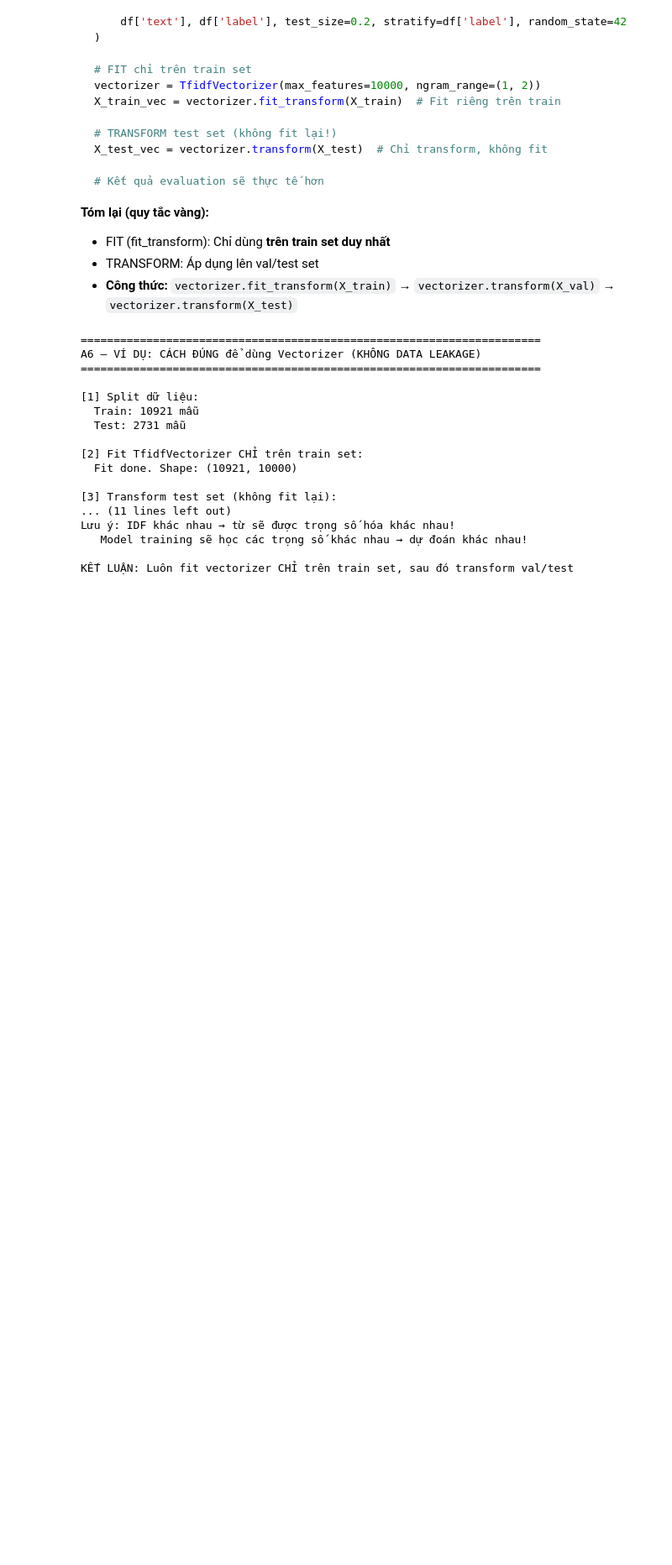
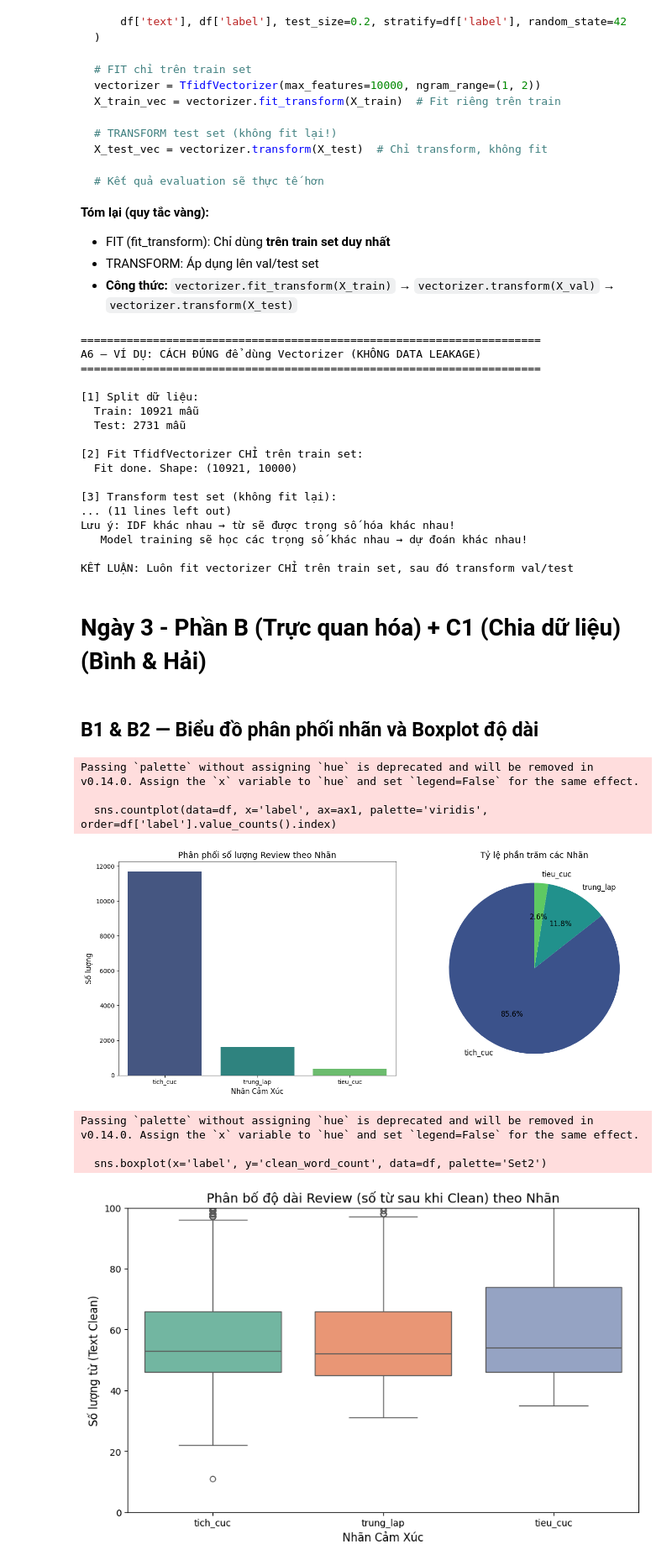
Before and after one commit to peterphenikaa/python-eda-project, a Jupyter notebook: notebook.ipynb, the cells around one changed output. Shown at 84% size. Saved outputs shown, nothing was run; the diff lists cells and outputs as text; code cells hidden in the pictures; blank space fills up the shorter version.

```diff
--- a/notebook.ipynb
+++ b/notebook.ipynb
@@ -154,12 +154,13 @@ plt.show()
 # %%
 import re
 import string
+import unicodedata
 import nltk
 from nltk.tokenize import word_tokenize
 
 # Nếu máy chưa tải gói punkt của NLTK, hãy bỏ comment dòng dưới để tải về:
-# nltk.download('punkt')
-# nltk.download('punkt_tab')
+nltk.download('punkt')
+nltk.download('punkt_tab')
 
 # Danh sách stopwords tiếng Việt cơ bản (Do NLTK chưa hỗ trợ sẵn tiếng Việt)
 vietnamese_stopwords = set(['và', 'là', 'của', 'có', 'trong', 'với', 'cho', 'một', 'những', 'để', 'như', 'nhưng', 'khi', 'các', 'cái', 'này', 'thì', 'rằng', 'bằng', 'từ', 'rất', 'quá', 'cũng', 'đã', 'được', 'lại', 'thêm', 'nhé', 'nha', 'ạ', 'ơi', 'đi'])
@@ -168,6 +169,9 @@ def preprocess_text(text):
     if not isinstance(text, str):
         return ""
 
+    # 1. Lowercase (Viết thường)
+    # Chuẩn hóa Unicode (NFC) để sửa lỗi chữ tiếng Việt bị tách rời
+    text = unicodedata.normalize('NFC', text)
     # 1. Lowercase (Viết thường)
     text = text.lower()
 
@@ -467,3 +484,48 @@ Lưu ý: IDF khác nhau → từ sẽ được trọng số hóa khác nhau!
    Model training sẽ học các trọng số khác nhau → dự đoán khác nhau!
 
 KẾT LUẬN: Luôn fit vectorizer CHỈ trên train set, sau đó transform val/test
+# %% [markdown]
+# Ngày 3 - Phần B (Trực quan hóa) + C1 (Chia dữ liệu) (Bình & Hải)
+# %% [markdown]
+## B1 & B2 — Biểu đồ phân phối nhãn và Boxplot độ dài
+# %%
+import matplotlib.pyplot as plt
+import seaborn as sns
+
+# B1. Bar chart & Pie chart phân phối nhãn
+fig, (ax1, ax2) = plt.subplots(1, 2, figsize=(14, 6))
+
+# Bar chart
+sns.countplot(data=df, x='label', ax=ax1, palette='viridis', order=df['label'].value_counts().index)
+ax1.set_title('Phân phối số lượng Review theo Nhãn', fontsize=14)
+ax1.set_xlabel('Nhãn Cảm Xúc', fontsize=12)
+ax1.set_ylabel('Số lượng', fontsize=12)
+
+# Pie chart
+label_counts = df['label'].value_counts()
+ax2.pie(label_counts, labels=label_counts.index, autopct='%1.1f%%', colors=sns.color_palette('viridis', len(label_counts)), startangle=90, textprops={'fontsize': 12})
+ax2.set_title('Tỷ lệ phần trăm các Nhãn', fontsize=14)
+
+plt.tight_layout()
+plt.show()
+
+# B2. Box plot độ dài văn bản (sau khi đã clean)
+# Tạo tạm cột đếm từ sau khi clean để xem phân bố
+df['clean_word_count'] = df['text_clean'].apply(lambda x: len(str(x).split()))
+
+plt.figure(figsize=(10, 6))
+sns.boxplot(x='label', y='clean_word_count', data=df, palette='Set2')
+plt.title('Phân bố độ dài Review (số từ sau khi Clean) theo Nhãn', fontsize=14)
+plt.xlabel('Nhãn Cảm Xúc', fontsize=12)
+plt.ylabel('Số lượng từ (Text Clean)', fontsize=12)
+plt.ylim(0, 100) # Cắt đuôi dài để dễ nhìn
+plt.show()
+# %% [output]
+Passing `palette` without assigning `hue` is deprecated and will be removed in v0.14.0. Assign the `x` variable to `hue` and set `legend=False` for the same effect.
+
+  sns.countplot(data=df, x='label', ax=ax1, palette='viridis', order=df['label'].value_counts().index)
+[figure, added]
+Passing `palette` without assigning `hue` is deprecated and will be removed in v0.14.0. Assign the `x` variable to `hue` and set `legend=False` for the same effect.
+
+  sns.boxplot(x='label', y='clean_word_count', data=df, palette='Set2')
+[figure, added]
```
Also changed, not shown: parts of 2 cells of this notebook.
